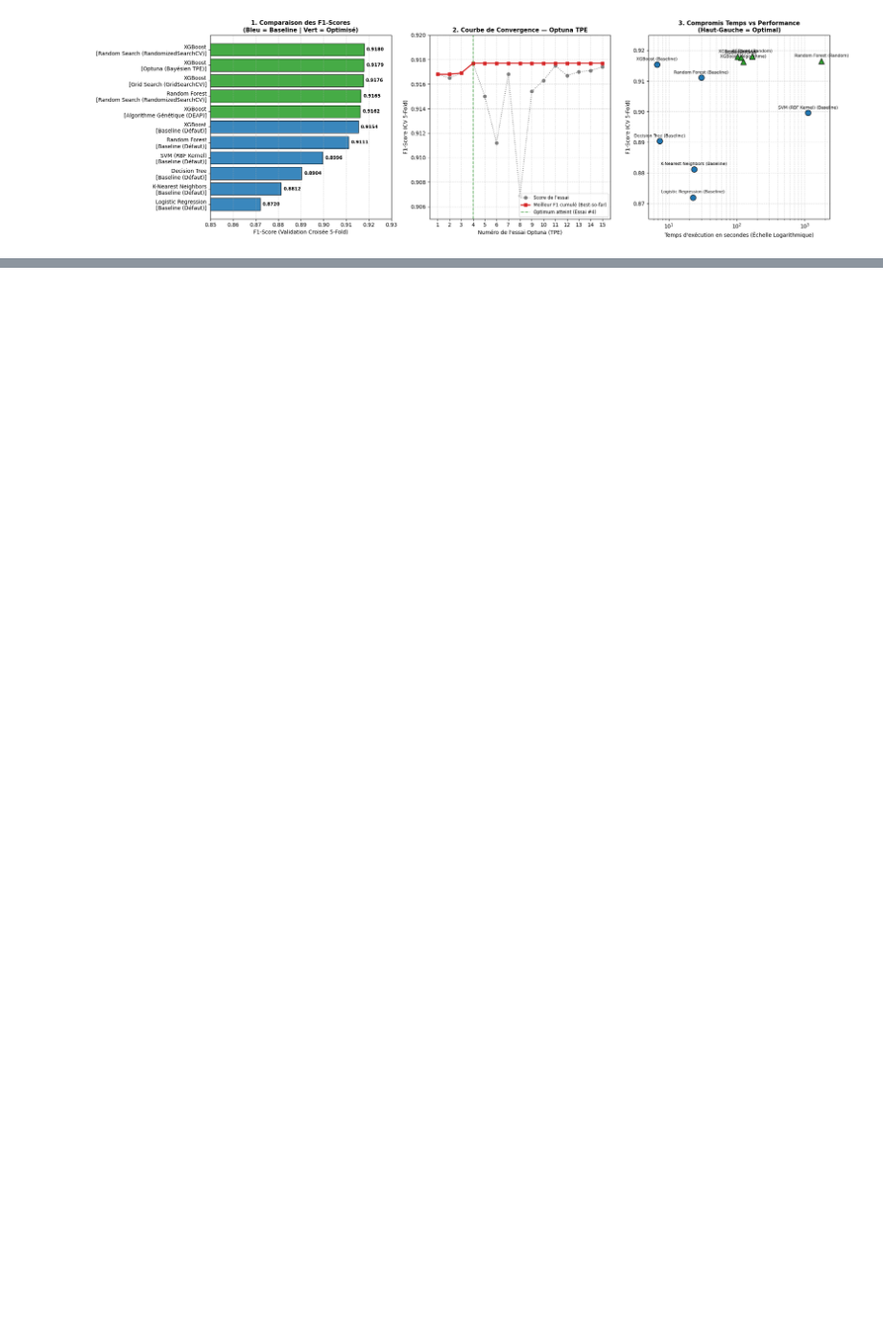
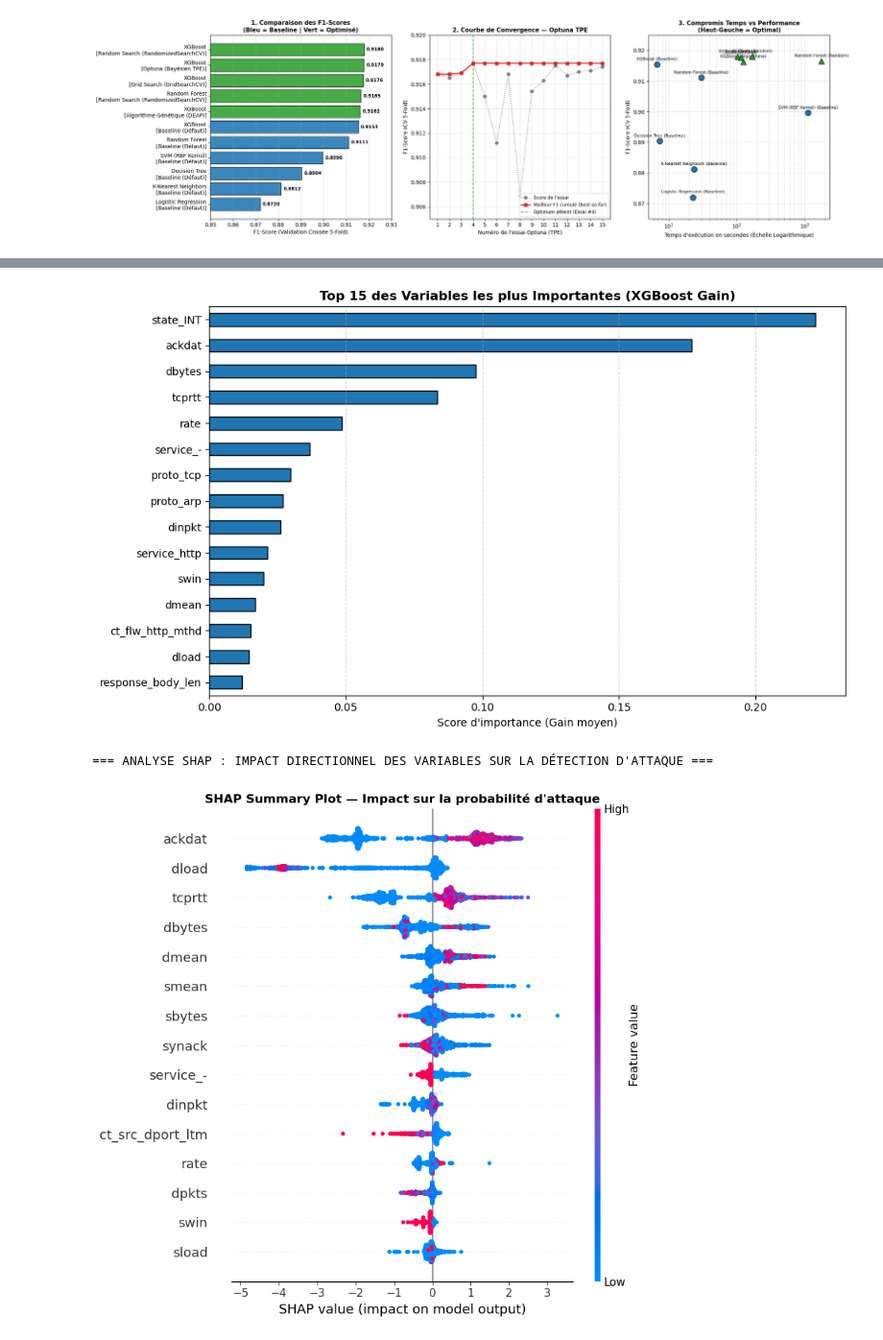
Before and after one commit to sami-dev-dz/network-intrusion-detection-optuna, a Jupyter notebook: notebooks/02_preprocessing_and_baselines.ipynb, the cells around one changed output, grey strips where cells are left out. Shown at 96% size. Drawn from its saved outputs; the diff is of its cells as text; code cells hidden in the pictures; blank space fills up the shorter version.

Commit message:
feat(evaluation): finalize test evaluation with macro/weighted metrics, ROC-AUC (0.9824), FPR, and SHAP analysis

```diff
--- a/notebooks/02_preprocessing_and_baselines.ipynb
+++ b/notebooks/02_preprocessing_and_baselines.ipynb
@@ -919,0 +1077,35 @@ plt.show()
+# %%
+import shap
+
+# Nettoyage des noms de colonnes pour des graphiques parfaitement lisibles
+clean_feature_names = [c.replace('remainder__', '').replace('cat__', '') for c in X_test_final.columns]
+X_test_display = X_test_final.copy()
+X_test_display.columns = clean_feature_names
+
+# 1. Graphique classique : Top 15 Feature Importance (Gain XGBoost)
+plt.figure(figsize=(10, 6))
+importances = pd.Series(final_xgb.feature_importances_, index=clean_feature_names)
+top15 = importances.sort_values(ascending=True).tail(15)
+top15.plot(kind='barh', color='#1f77b4', edgecolor='black')
+plt.title("Top 15 des Variables les plus Importantes (XGBoost Gain)", fontsize=12, fontweight='bold')
+plt.xlabel("Score d'importance (Gain moyen)")
+plt.grid(axis='x', linestyle='--', alpha=0.5)
+plt.tight_layout()
+plt.show()
+
+# 2. Calcul des valeurs SHAP (TreeExplainer sur un échantillon de 2 000 flux de test)
+X_shap_sample = X_test_display.sample(n=min(2000, len(X_test_display)), random_state=42)
+
+explainer = shap.TreeExplainer(final_xgb)
+shap_values = explainer.shap_values(X_shap_sample)
+
+print("=== ANALYSE SHAP : IMPACT DIRECTIONNEL DES VARIABLES SUR LA DÉTECTION D'ATTAQUE ===")
+plt.figure(figsize=(10, 7))
+shap.summary_plot(shap_values, X_shap_sample, max_display=15, show=False)
+plt.title("SHAP Summary Plot — Impact sur la probabilité d'attaque", fontsize=12, fontweight='bold')
+plt.tight_layout()
+plt.show()
+# %% [output]
+[figure, added]
+=== ANALYSE SHAP : IMPACT DIRECTIONNEL DES VARIABLES SUR LA DÉTECTION D'ATTAQUE ===
+[figure, added]
```
Also changed, not shown: parts of 7 cells of this notebook.
